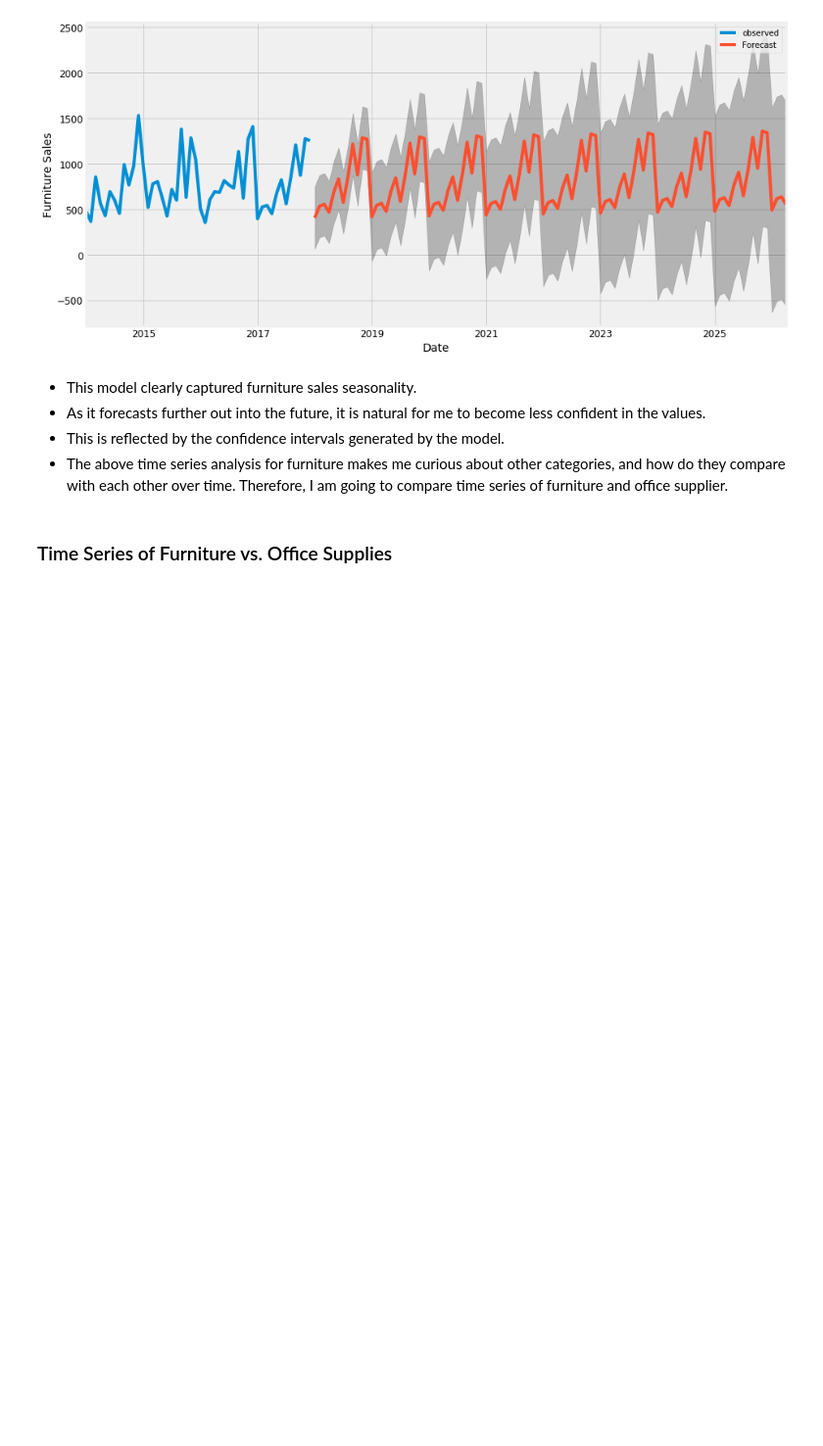
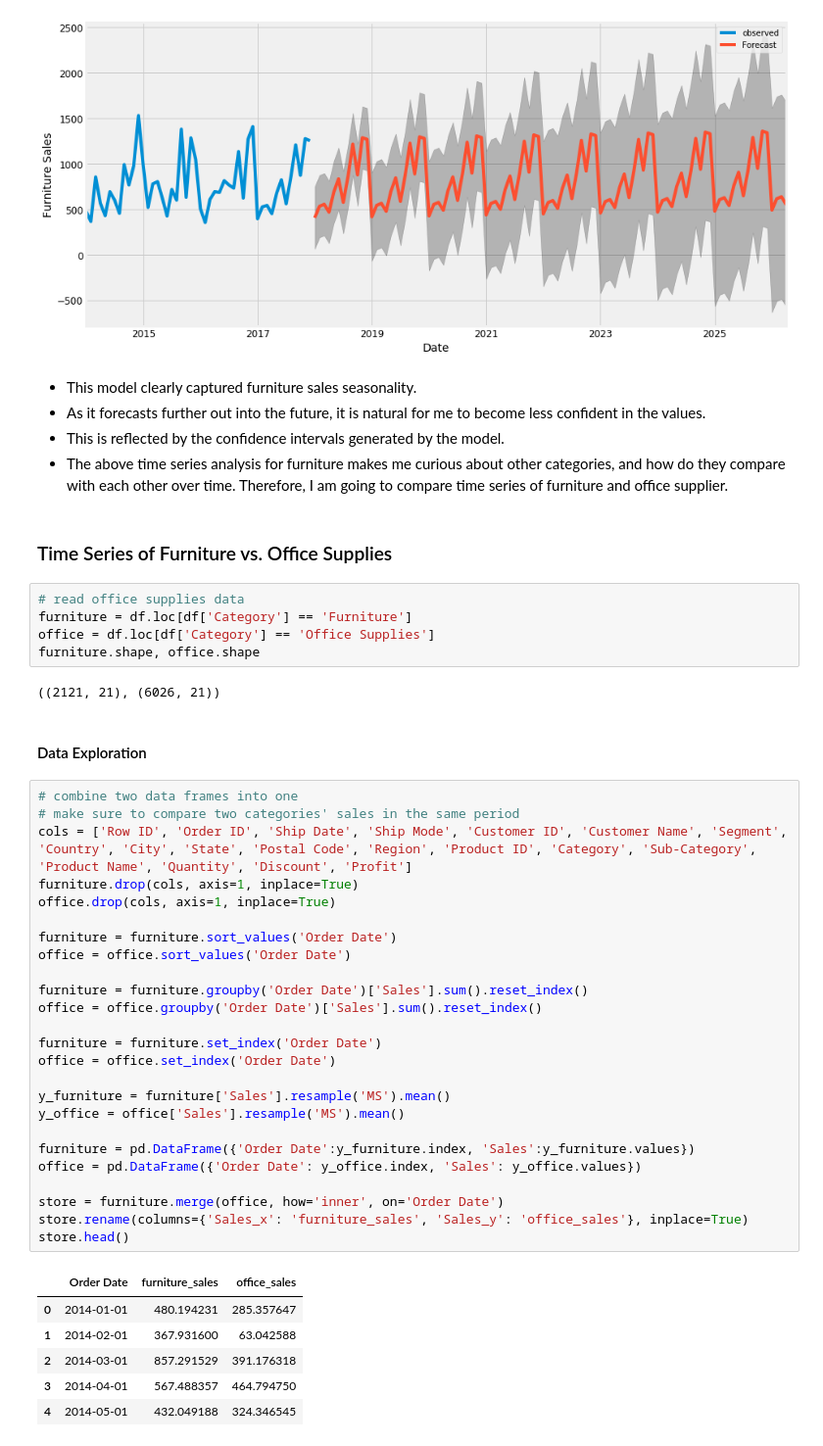
Before and after one commit to seaaaaany/Sales_Prediction, a Jupyter notebook: Time Series Analysis and Forecasting.ipynb, the cells around one changed output. Shown: that part at 98% size. Drawn from its saved outputs; the diff is of its cells as text; blank space fills up the shorter version.

Commit message:
join tables

```diff
--- a/Time Series Analysis and Forecasting.ipynb
+++ b/Time Series Analysis and Forecasting.ipynb
@@ -249,3 +249,44 @@ plt.show()
 - The above time series analysis for furniture makes me curious about other categories, and how do they compare with each other over time. Therefore, I am going to compare time series of furniture and office supplier.
 # %% [markdown]
 ### Time Series of Furniture vs. Office Supplies
+# %%
+# read office supplies data
+furniture = df.loc[df['Category'] == 'Furniture']
+office = df.loc[df['Category'] == 'Office Supplies']
+furniture.shape, office.shape
+# %% [output]
+((2121, 21), (6026, 21))
+# %% [markdown]
+#### Data Exploration
+# %%
+# combine two data frames into one
+# make sure to compare two categories' sales in the same period
+cols = ['Row ID', 'Order ID', 'Ship Date', 'Ship Mode', 'Customer ID', 'Customer Name', 'Segment', 'Country', 'City', 'State', 'Postal Code', 'Region', 'Product ID', 'Category', 'Sub-Category', 'Product Name', 'Quantity', 'Discount', 'Profit']
+furniture.drop(cols, axis=1, inplace=True)
+office.drop(cols, axis=1, inplace=True)
+
+furniture = furniture.sort_values('Order Date')
+office = office.sort_values('Order Date')
+
+furniture = furniture.groupby('Order Date')['Sales'].sum().reset_index()
+office = office.groupby('Order Date')['Sales'].sum().reset_index()
+
+furniture = furniture.set_index('Order Date')
+office = office.set_index('Order Date')
+
+y_furniture = furniture['Sales'].resample('MS').mean()
+y_office = office['Sales'].resample('MS').mean()
+
+furniture = pd.DataFrame({'Order Date':y_furniture.index, 'Sales':y_furniture.values})
+office = pd.DataFrame({'Order Date': y_office.index, 'Sales': y_office.values})
+
+store = furniture.merge(office, how='inner', on='Order Date')
+store.rename(columns={'Sales_x': 'furniture_sales', 'Sales_y': 'office_sales'}, inplace=True)
+store.head()
+# %% [output]
+|  | Order Date | furniture_sales | office_sales |
+| 0 | 2014-01-01 | 480.194231 | 285.357647 |
+| 1 | 2014-02-01 | 367.931600 | 63.042588 |
+| 2 | 2014-03-01 | 857.291529 | 391.176318 |
+| 3 | 2014-04-01 | 567.488357 | 464.794750 |
+| 4 | 2014-05-01 | 432.049188 | 324.346545 |
```
